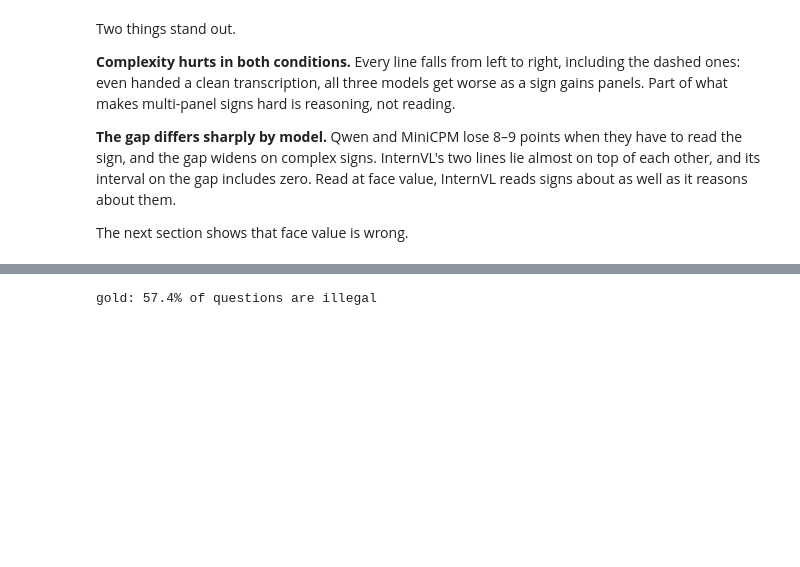
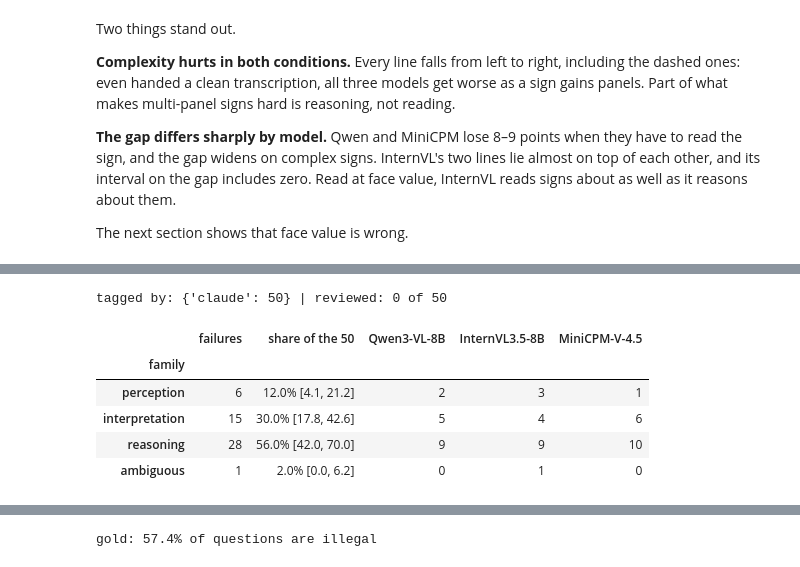
Before and after one commit to dhu27/VLM_Parking, a Jupyter notebook: notebooks/03_results.ipynb, the cells around one changed output, grey strips where cells are left out. Saved outputs shown, nothing was run; the diff lists cells and outputs as text; code cells hidden in the pictures; blank space fills up the shorter version.

```diff
--- a/notebooks/03_results.ipynb
+++ b/notebooks/03_results.ipynb
@@ -132,0 +147,20 @@ This is the cleaner version of the headline. For every model, the share of quest
+# %%
+tags = pd.read_csv(DATA / "labels/error_tags.csv", keep_default_na=False)
+print(f"tagged by: {tags.tagged_by.value_counts().to_dict()} | reviewed: {tags.reviewed.ne('').sum()} of {len(tags)}")
+
+fam = an.tag_families(tags)            # also validates every tag against the taxonomy
+overall = fam[fam.model == "all"].set_index("family")
+per_model = fam[fam.model != "all"].pivot(index="family", columns="model", values="n").reindex(an.FAMILIES)
+pd.DataFrame({
+    "failures": overall.n,
+    "share of the 50": [fg.ci(*overall.loc[f, ["est", "lo", "hi"]]) for f in an.FAMILIES],
+    **{fg.NAMES[m]: per_model[m] for m in an.MODELS},
+}, index=pd.Index(an.FAMILIES, name="family"))
+# %% [output]
+tagged by: {'claude': 50} | reviewed: 0 of 50
+|  | failures | share of the 50 | Qwen3-VL-8B | InternVL3.5-8B | MiniCPM-V-4.5 |
+| family |  |  |  |  |  |
+| perception | 6 | 12.0% [4.1, 21.2] | 2 | 3 | 1 |
+| interpretation | 15 | 30.0% [17.8, 42.6] | 5 | 4 | 6 |
+| reasoning | 28 | 56.0% [42.0, 70.0] | 9 | 9 | 10 |
+| ambiguous | 1 | 2.0% [0.0, 6.2] | 0 | 1 | 0 |
```
Also changed, not shown: parts of 22 cells of this notebook, 9 other files.
